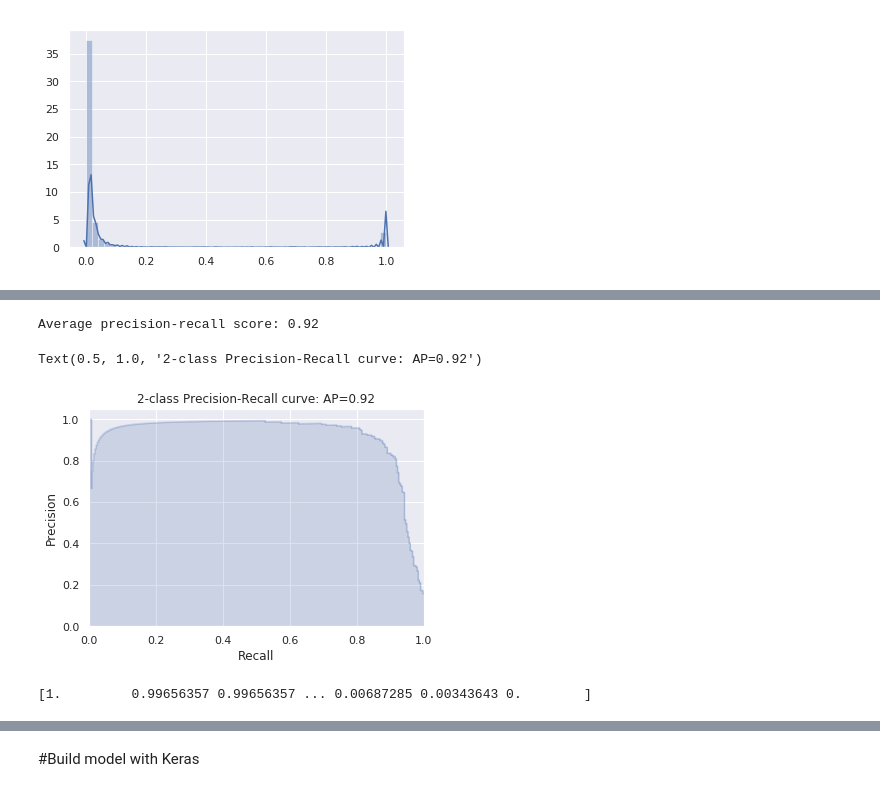
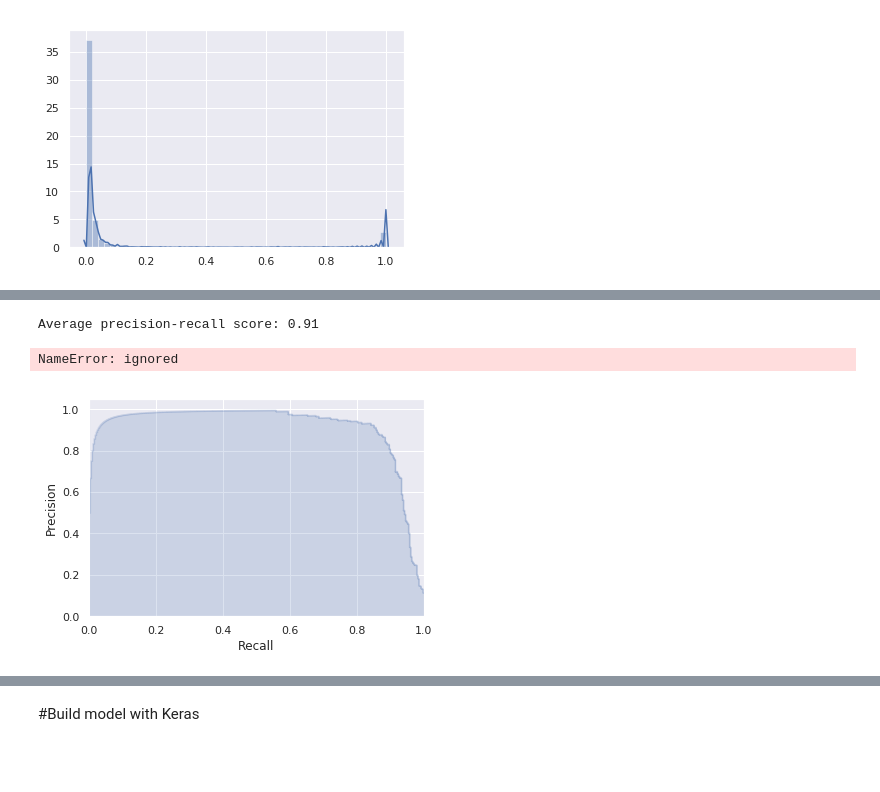
Before and after one commit to ILayZ/AIU, a Jupyter notebook: Pulsars.ipynb, the cells around one changed output, grey strips where cells are left out. Saved outputs shown, nothing was run; the diff lists cells and outputs as text; code cells hidden in the pictures; blank space fills up the shorter version.

```diff
--- a/Pulsars.ipynb
+++ b/Pulsars.ipynb
@@ -100,22 +115,12 @@ Let's split our dataset into a training and testing set
 # %%
-from sklearn.linear_model import LogisticRegression
-from sklearn.model_selection import StratifiedShuffleSplit, StratifiedKFold
-from sklearn.metrics import f1_score
+from sklearn.model_selection import StratifiedKFold
 
+skf = StratifiedKFold(n_splits = 5, random_state = 42, shuffle = True)
 res_C = []
-sss = StratifiedShuffleSplit(n_splits = 2, random_state = 0, test_size = 0.3)
-skf = StratifiedKFold(n_splits = 5, random_state = 42, shuffle = True)
-
-for train_index, test_index in sss.split(X, Y):
-    X_train, X_holdout = X[train_index], X[test_index]
-    Y_train, Y_holdout = Y[train_index], Y[test_index]
-counter = 0
 for c in range(1, 100):
   res = []
   c = c / 10
   for train_index, test_index in skf.split(X_train, Y_train):
-      #print(counter)
-      counter+=1
       x_train, x_test = X[train_index], X[test_index]
       y_train, y_test = Y[train_index], Y[test_index]
       lr = LogisticRegression(C=c, solver='liblinear')
@@ -182,26 +177,23 @@ x_test.shape
 # %%
 from sklearn.linear_model import LogisticRegression, LogisticRegressionCV
-from sklearn.metrics import mean_squared_error
 from sklearn.metrics import confusion_matrix,classification_report
 
-#lr = LogisticRegressionCV(solver='liblinear')
-lr = LogisticRegressionCV(cv=5,
+#lr = LogisticRegression(solver='liblinear')
+lr = LogisticRegressionCV(cv=10,
                           solver='liblinear'
                           #multi_class='ovr',
                           #random_state=None
                          )
-lr.fit(x_train, y_train)
-lr_prediction = lr.predict(x_test)
-lr_prediction_proba = lr.predict_proba(x_test)
+lr.fit(X_train, Y_train)
+lr_prediction = lr.predict(X_holdout)
+lr_prediction_proba = lr.predict_proba(X_holdout)
 
-cm_lr=confusion_matrix(y_test,lr_prediction)
+cm_lr=confusion_matrix(Y_holdout, lr_prediction)
 cm_lr=pd.DataFrame(cm_lr)
-cr_lr=classification_report(y_test,lr_prediction)
-
-score={"model":["logistic regression"],"Score":[lr.score(x_test,y_test)]}
-score=pd.DataFrame(score)
+cr_lr=classification_report(Y_holdout, lr_prediction)
 
 print('Classification report for Logistic Regression: \n',cr_lr)
+print('Confusion matrix for Logistic Regression: \n ', cm_lr)
 # %% [output]
 Classification report for Logistic Regression:
                precision    recall  f1-score   support
@@ -226,39 +222,31 @@ array([[ 2.69894332e-02, -4.30409691e-02,  6.40725750e+00,
 # %%
 from sklearn.metrics import average_precision_score
-average_precision = average_precision_score(y_test, lr_prediction_proba[:,1])
+average_precision = average_precision_score(Y_holdout, lr_prediction_proba[:,1])
 
-print('Average precision-recall score: {0:0.2f}'.format(
-      average_precision))
+print('Average precision-recall score: {0:0.2f}'.format(average_precision))
 # %% [output]
-Average precision-recall score: 0.92
+Average precision-recall score: 0.91
 # %%
 from sklearn.metrics import precision_recall_curve
 import matplotlib.pyplot as plt
 from inspect import signature
 
-precision, recall, _ = precision_recall_curve(y_test, lr_prediction_proba[:,1])
+precision, recall, _ = precision_recall_curve(Y_holdout, lr_prediction_proba[:,1])
 
 # In matplotlib < 1.5, plt.fill_between does not have a 'step' argument
 step_kwargs = ({'step': 'post'}
                if 'step' in signature(plt.fill_between).parameters
                else {})
 plt.step(recall, precision, color='b', alpha=0.2,
          where='post')
 plt.fill_between(recall, precision, alpha=0.2, color='b', **step_kwargs)
 
 plt.xlabel('Recall')
 plt.ylabel('Precision')
 plt.ylim([0.0, 1.05])
 plt.xlim([0.0, 1.0])
 plt.title('2-class Precision-Recall curve: AP={0:0.2f}'.format(
           average_precision))
 # %% [output]
-Text(0.5, 1.0, '2-class Precision-Recall curve: AP=0.92')
+NameError: ignored
-[figure, old version]
+[figure, new version]
-# %%
-lr_prediction_proba.shape
-recall.shape
-precision.shape
-print(recall)
-# %% [output]
-[1.         0.99656357 0.99656357 ... 0.00687285 0.00343643 0.        ]
```
Also changed, not shown: parts of 20 cells of this notebook.
